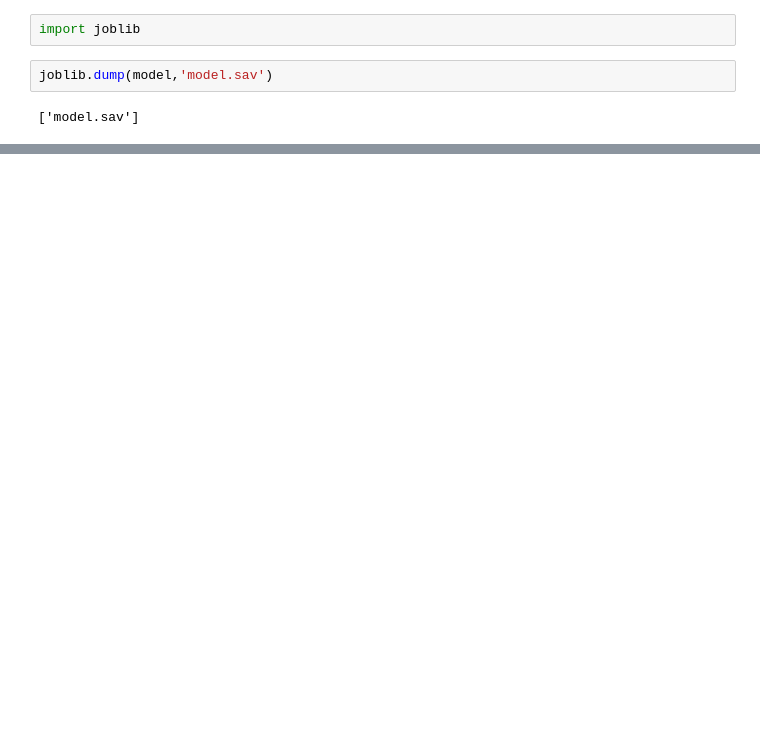
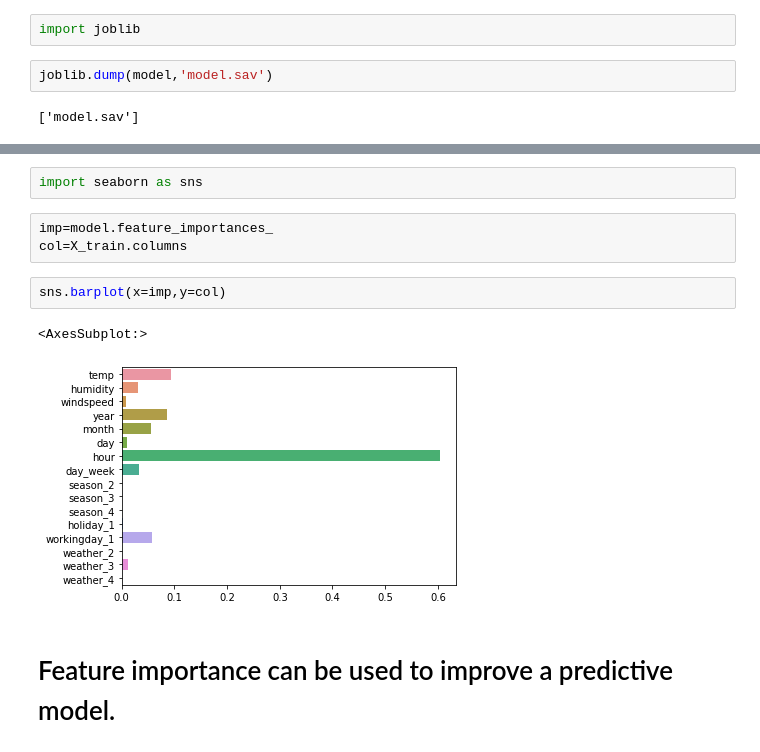
Before and after one commit to prateekghimire/Xabit-Assesment, a Jupyter notebook: Simple Predictive Model.ipynb, the cells around one changed output, grey strips where cells are left out. Saved outputs shown, nothing was run; the diff lists cells and outputs as text; blank space fills up the shorter version.

```diff
--- a/Simple Predictive Model.ipynb
+++ b/Simple Predictive Model.ipynb
@@ -97,0 +107,12 @@ joblib.dump(model,'model.sav')
+# %%
+import seaborn as sns
+# %%
+imp=model.feature_importances_
+col=X_train.columns
+# %%
+sns.barplot(x=imp,y=col)
+# %% [output]
+<AxesSubplot:>
+[figure, added]
+# %% [markdown]
+# Feature importance can be used to improve a predictive model.
```
Also changed, not shown: parts of 11 cells of this notebook, 5 other files.
